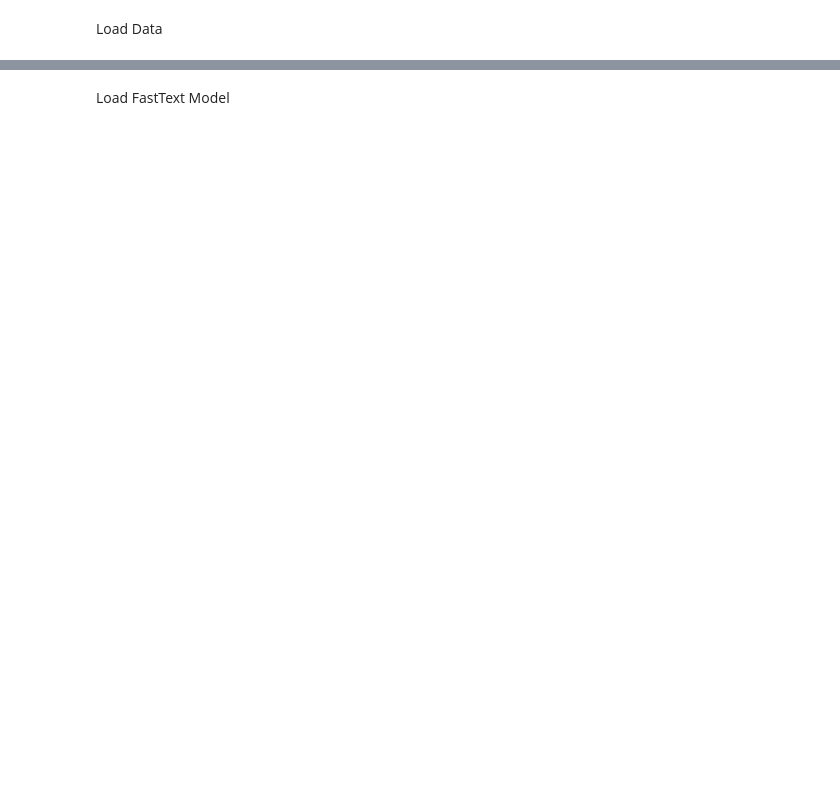
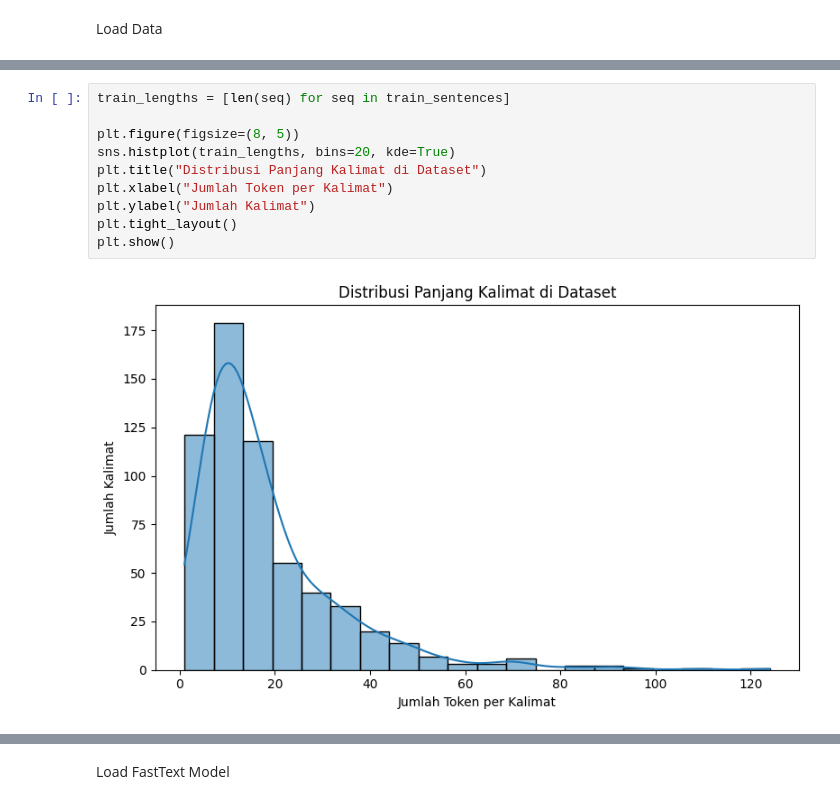
Before and after one commit to maripang98/text-classification-using-ner, a Jupyter notebook: Code Projek UAS_A_2.ipynb, the cells around one changed output, grey strips where cells are left out. Cells and saved outputs as stored; diff of their text form; blank space fills up the shorter version.

```diff
--- a/Code Projek UAS_A_2.ipynb
+++ b/Code Projek UAS_A_2.ipynb
@@ -223,0 +239,12 @@ print(tag_counts.head(10))  # Show top 10 most common tags
+# %%
+train_lengths = [len(seq) for seq in train_sentences]
+
+plt.figure(figsize=(8, 5))
+sns.histplot(train_lengths, bins=20, kde=True)
+plt.title("Distribusi Panjang Kalimat di Dataset")
+plt.xlabel("Jumlah Token per Kalimat")
+plt.ylabel("Jumlah Kalimat")
+plt.tight_layout()
+plt.show()
+# %% [output]
+[figure, added]
```
Also changed, not shown: parts of 15 cells of this notebook, 4 other files.
